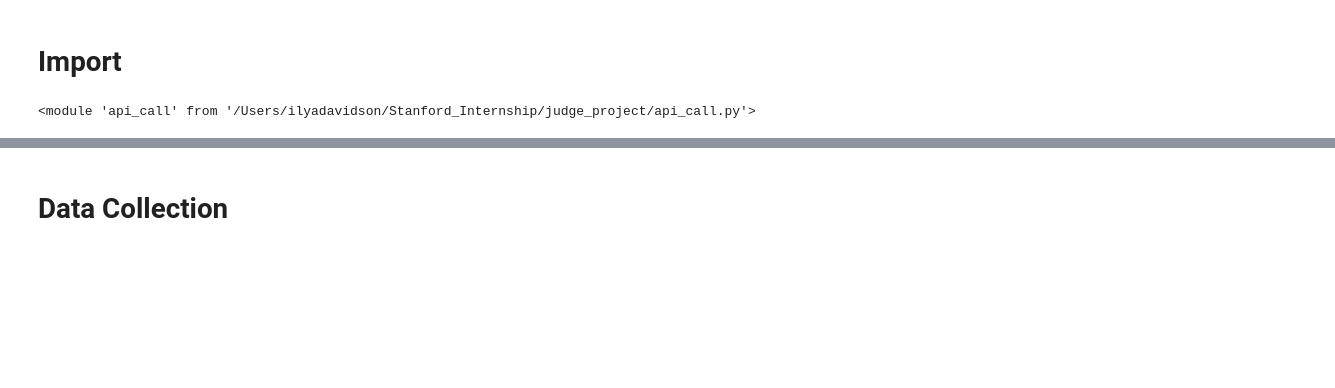
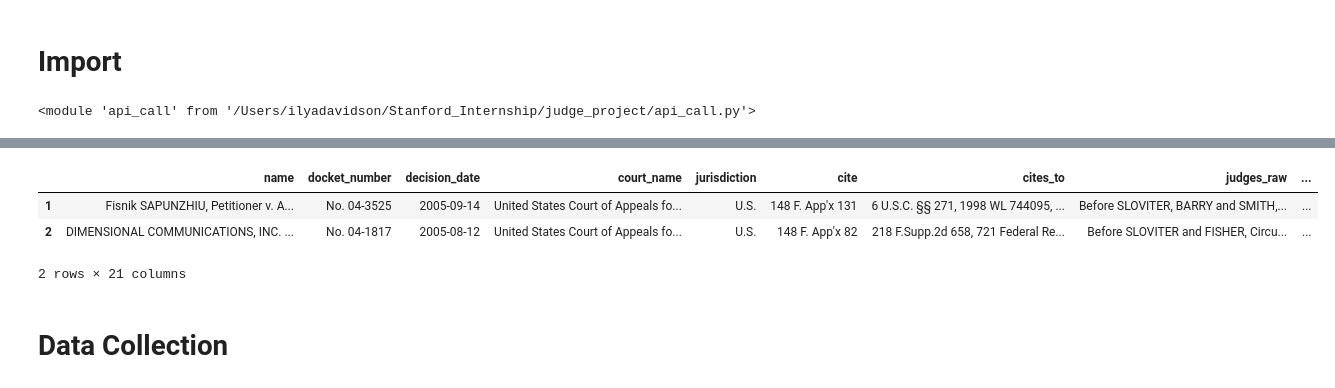
Before and after one commit to ilyadavidson/judge_project, a Jupyter notebook: scraps.ipynb, the cells around one changed output, grey strips where cells are left out. Saved outputs shown, nothing was run; the diff lists cells and outputs as text; code cells hidden in the pictures; blank space fills up the shorter version.

```diff
--- a/scraps.ipynb
+++ b/scraps.ipynb
@@ -25,0 +30,2 @@ from api_call import _read_batch_jsonl
+# %%
+df = pd.read_parquet("data/artifacts/cap/cap_dataset.parquet")
@@ -25,0 +48,2 @@ from api_call import _read_batch_jsonl
+# %%
+cl_data = df[1:3].copy()
@@ -26,3 +68,10 @@ from api_call import _read_batch_jsonl
+# %%
+cl_data
+# %% [output]
+|  | name | docket_number | decision_date | court_name | jurisdiction | cite | cites_to | judges_raw | ... |
+| 1 | Fisnik SAPUNZHIU, Petitioner v. A... | No. 04-3525 | 2005-09-14 | United States Court of Appeals fo... | U.S. | 148 F. App'x 131 | 6 U.S.C. §§ 271, 1998 WL 744095, ... | Before SLOVITER, BARRY and SMITH,... | ... |
+| 2 | DIMENSIONAL COMMUNICATIONS, INC. ... | No. 04-1817 | 2005-08-12 | United States Court of Appeals fo... | U.S. | 148 F. App'x 82 | 218 F.Supp.2d 658, 721 Federal Re... | Before SLOVITER and FISHER, Circu... | ... |
+2 rows × 21 columns
 # %% [markdown]
 # Data Collection
 # %%
```
Also changed, not shown: parts of 8 cells of this notebook, 8 other files.
